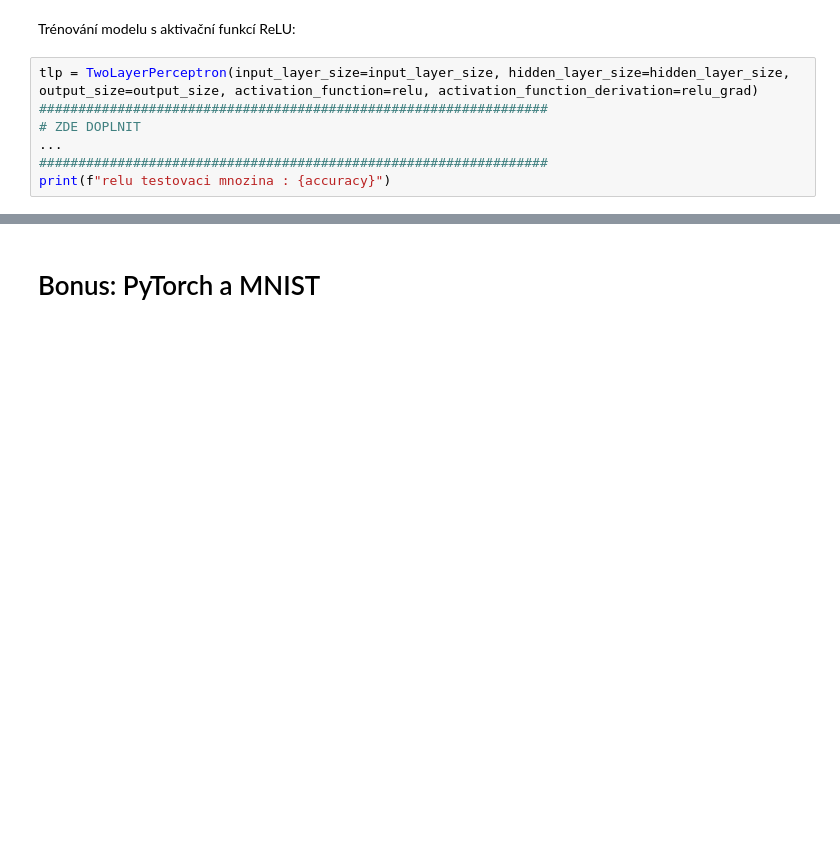
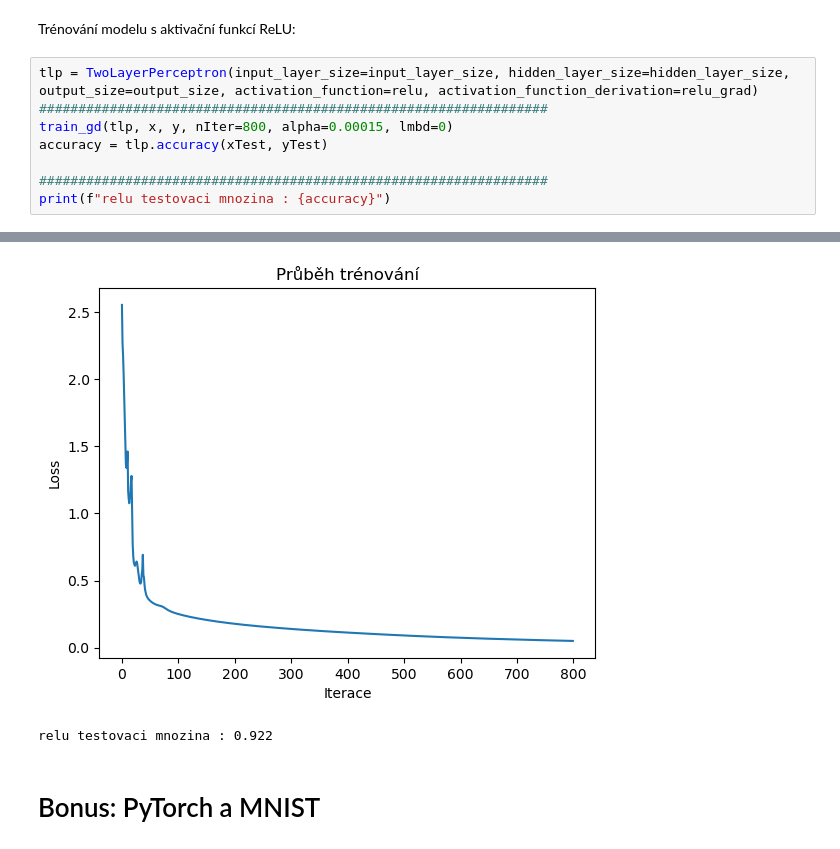
Before and after one commit to c4da/vsu, a Jupyter notebook: 08_NN.ipynb, the cells around one changed output, grey strips where cells are left out. Cells and saved outputs as stored; diff of their text form; blank space fills up the shorter version.

```diff
--- a/08_NN.ipynb
+++ b/08_NN.ipynb
@@ -395,7 +692,9 @@ Trénování modelu s aktivační funkcí ReLU:
 # %%
 tlp = TwoLayerPerceptron(input_layer_size=input_layer_size, hidden_layer_size=hidden_layer_size, output_size=output_size, activation_function=relu, activation_function_derivation=relu_grad)
 #################################################################
-# ZDE DOPLNIT
-...
+train_gd(tlp, x, y, nIter=800, alpha=0.00015, lmbd=0)
+accuracy = tlp.accuracy(xTest, yTest)
+
 #################################################################
 print(f"relu testovaci mnozina : {accuracy}")
+# %% [output]
@@ -402,3 +709,5 @@ print(f"relu testovaci mnozina : {accuracy}")
+[figure, added]
+relu testovaci mnozina : 0.922
 # %% [markdown]
 # Bonus: PyTorch a MNIST
 # %% [markdown]
```
Also changed, not shown: parts of 32 cells of this notebook.
